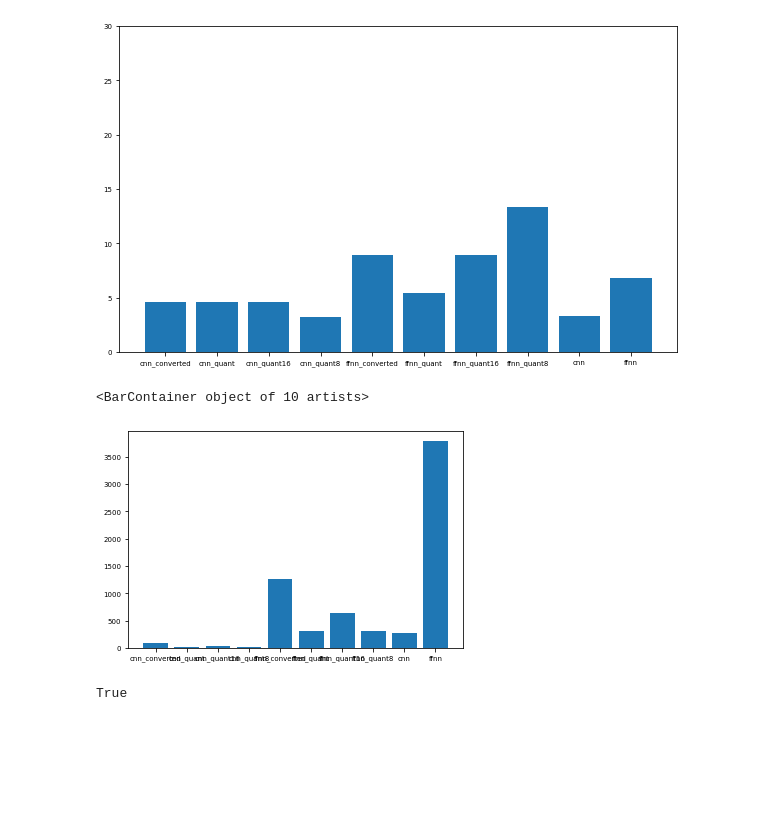
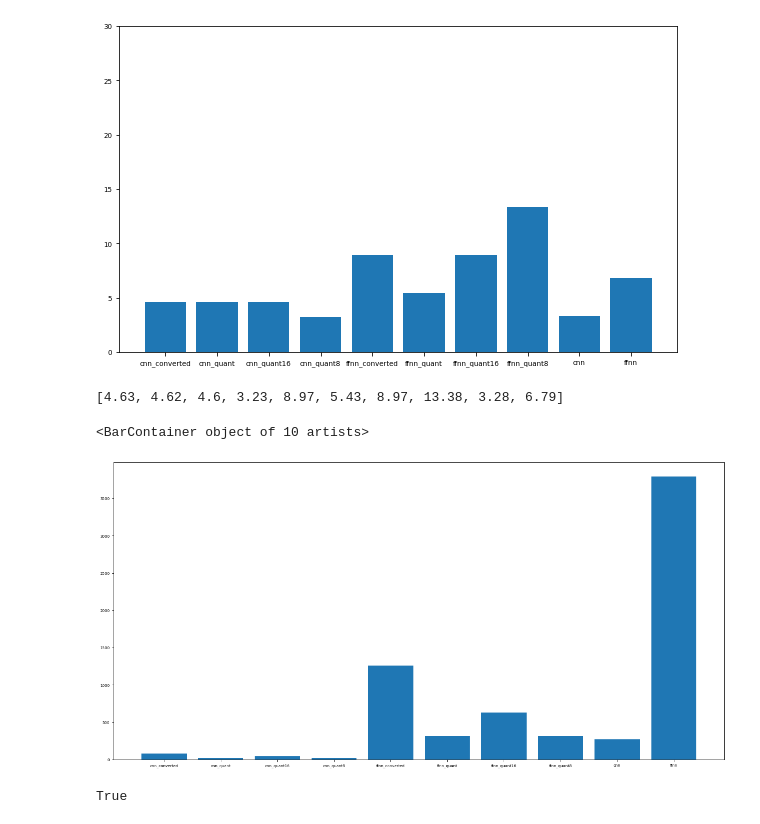
Before and after one commit to toelt-llc/TOELT-tfrabbit, a Jupyter notebook: code/tflite/plots_inferences.ipynb, the cells around one changed output. Cells and saved outputs as stored; diff of their text form; code cells hidden in the pictures; blank space fills up the shorter version.

```diff
--- a/code/tflite/plots_inferences.ipynb
+++ b/code/tflite/plots_inferences.ipynb
@@ -115,11 +115,16 @@ plt.bar(columns, means)
 # %% [output]
 <BarContainer object of 10 artists>
 [figure]
+# %%
+means
+# %% [output]
+[4.63, 4.62, 4.6, 3.23, 8.97, 5.43, 8.97, 13.38, 3.28, 6.79]
 # %%
+plt.figure(figsize=(20,10))
 plt.bar(columns, list_sizes)
 # %% [output]
 <BarContainer object of 10 artists>
-[figure, old version]
+[figure, new version]
 # %%
 import pickle
 with open('./disk_rpi.pkl', 'rb') as f:
```
Also changed, not shown: parts of 4 cells of this notebook, 41 other files.
